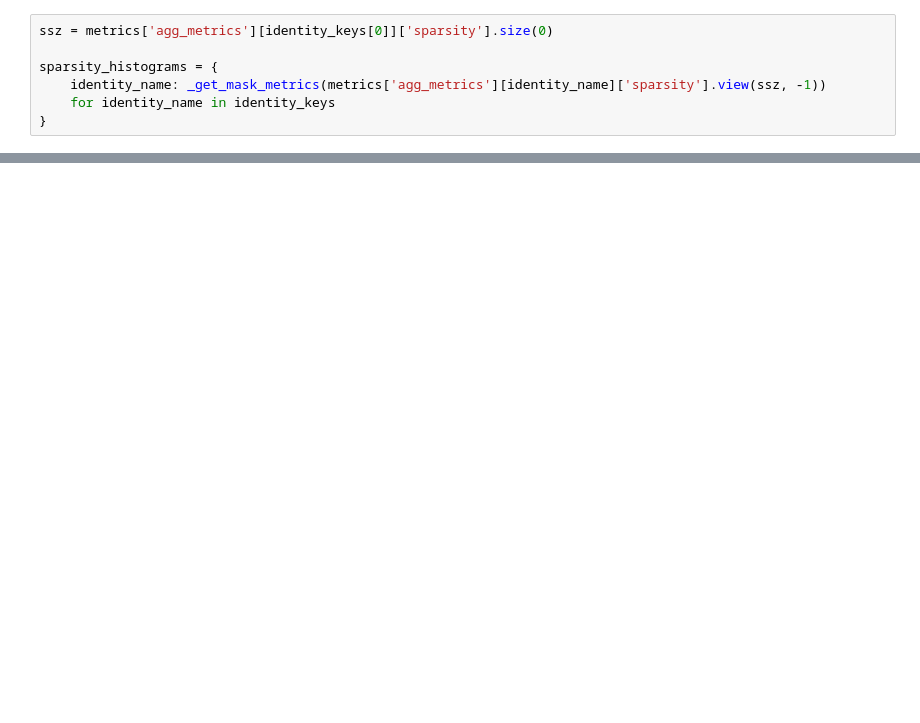
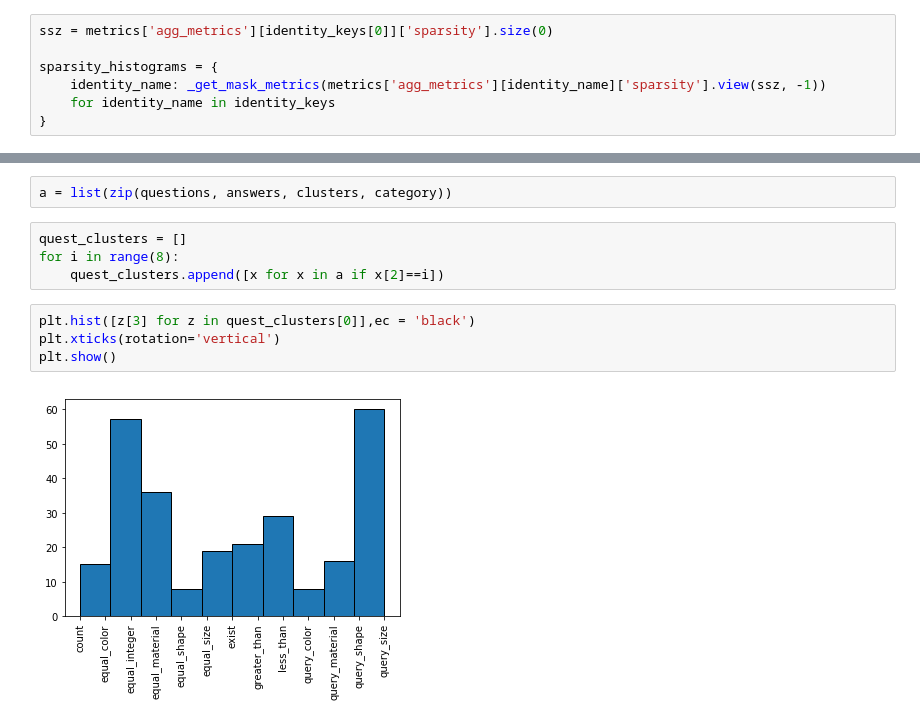
Before and after one commit to fcorencoret/dynamic-rn, a Jupyter notebook: visualizaciones.ipynb, the cells around one changed output, grey strips where cells are left out. Drawn from its saved outputs; the diff is of its cells as text; blank space fills up the shorter version.

```diff
--- a/visualizaciones.ipynb
+++ b/visualizaciones.ipynb
@@ -188,0 +271,12 @@ fig.savefig(f'images/{model_folder}/agg_activation_sparsity.jpg', dpi=200)
+# %%
+a = list(zip(questions, answers, clusters, category))
+# %%
+quest_clusters = []
+for i in range(8):
+    quest_clusters.append([x for x in a if x[2]==i])
+# %%
+plt.hist([z[3] for z in quest_clusters[0]],ec = 'black')
+plt.xticks(rotation='vertical')
+plt.show()
+# %% [output]
+[figure, added]
```
Also changed, not shown: parts of 32 cells of this notebook.
